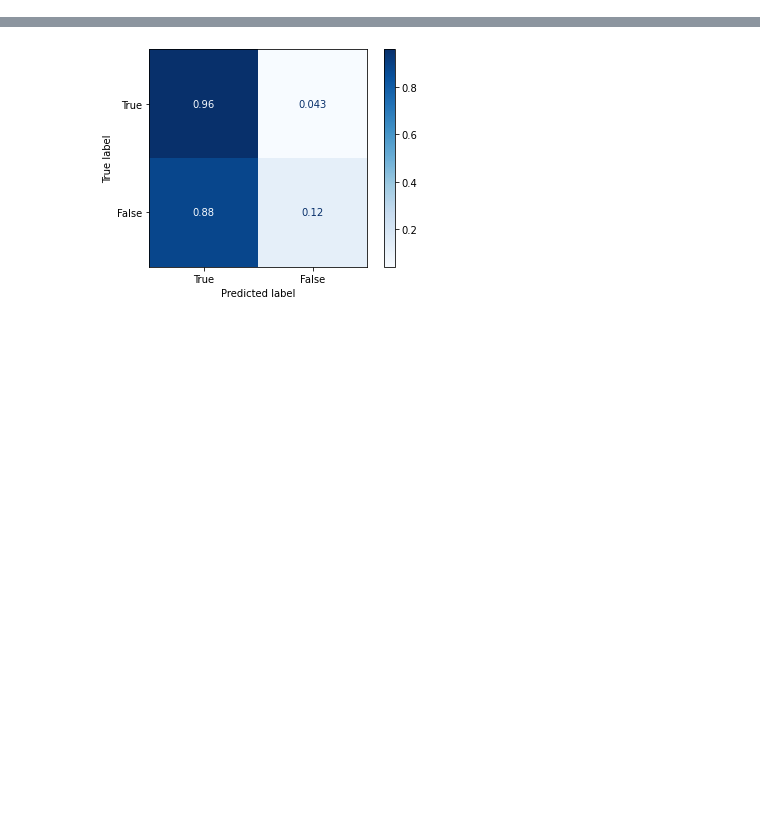
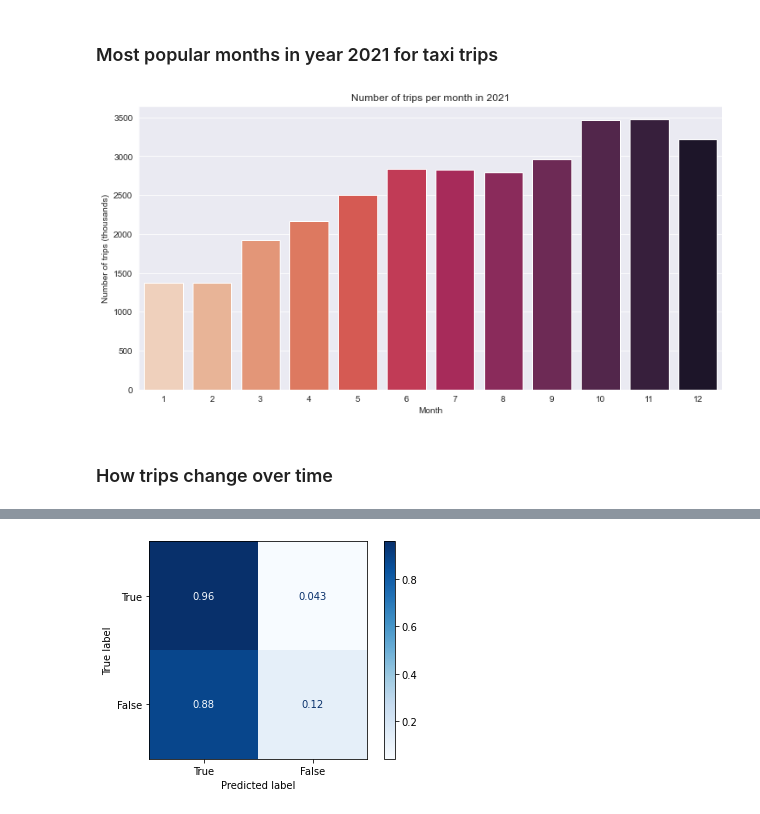
Before and after one commit to vineetver/Yellow-Taxi-Pipeline, a Jupyter notebook: notebooks/exploratory_data_analysis.ipynb, the cells around one changed output, grey strips where cells are left out. Drawn from its saved outputs; the diff is of its cells as text; code cells hidden in the pictures; blank space fills up the shorter version.

```diff
--- a/notebooks/exploratory_data_analysis.ipynb
+++ b/notebooks/exploratory_data_analysis.ipynb
@@ -22,0 +101,23 @@ To adjust logging level use sc.setLogLevel(newLevel). For SparkR, use setLogLeve
+# %% [markdown]
+### Most popular months in year 2021 for taxi trips
+# %%
+viz = spark.sql("""
+SELECT
+    month(DATE_TRUNC('MM', TO_DATE(tpep_pickup_datetime))) AS month,
+    ROUND(COUNT(1)/1000, 2) AS trip_count
+FROM
+    trip_table
+GROUP BY
+    month
+""").toPandas()
+
+fig = plt.figure(figsize=(12, 6))
+ax = sns.barplot(x='month', y='trip_count', data=viz, palette='rocket_r')
+ax.set_title('Number of trips per month in 2021')
+ax.set_xlabel('Month')
+ax.set_ylabel('Number of trips (thousands)')
+plt.show()
+# %% [output]
+[figure, added]
+# %% [markdown]
+### How trips change over time
```
Also changed, not shown: parts of 16 cells of this notebook.
